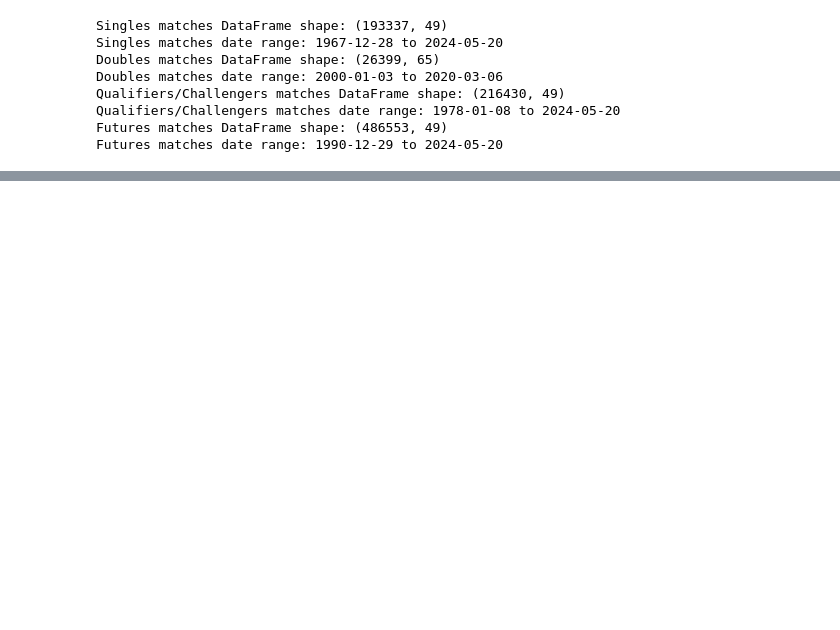
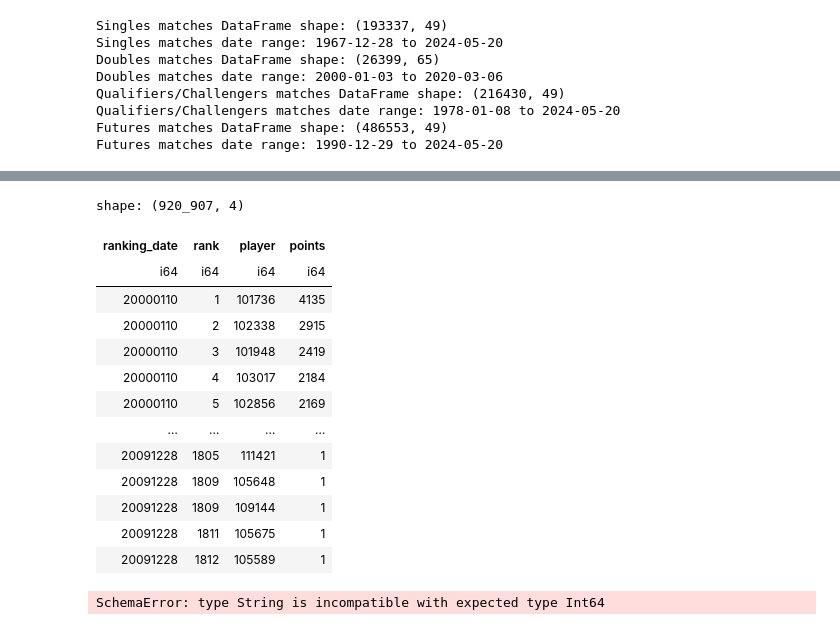
Before and after one commit to lebondon/Tennis_data_study, a Jupyter notebook: aggregation.ipynb, the cells around one changed output, grey strips where cells are left out. Saved outputs shown, nothing was run; the diff lists cells and outputs as text; code cells hidden in the pictures; blank space fills up the shorter version.

```diff
--- a/aggregation.ipynb
+++ b/aggregation.ipynb
@@ -138,0 +215,35 @@ qualifiers_challengers.write_parquet(file="aggregated_matches/quali_and_challeng
+# %%
+atp_rankings00=pl.read_csv("matches_and_ranking/atp_rankings_00s.csv")
+atp_rankings10=pl.read_csv("matches_and_ranking/atp_rankings_10s.csv")
+atp_rankings20=pl.read_csv("matches_and_ranking/atp_rankings_20s.csv")
+atp_rankings70=pl.read_csv("matches_and_ranking/atp_rankings_70s.csv")
+atp_rankings80=pl.read_csv("matches_and_ranking/atp_rankings_80s.csv")
+atp_rankings90=pl.read_csv("matches_and_ranking/atp_rankings_90s.csv")
+atp_rankings_current=pl.read_csv("matches_and_ranking/atp_rankings_current.csv")
+# %%
+atp_rankings=atp_rankings00
+atp_rankings
+# %% [output]
+shape: (920_907, 4)
+| ranking_date | rank | player | points |
+| i64 | i64 | i64 | i64 |
+| 20000110 | 1 | 101736 | 4135 |
+| 20000110 | 2 | 102338 | 2915 |
+| 20000110 | 3 | 101948 | 2419 |
+| 20000110 | 4 | 103017 | 2184 |
+| 20000110 | 5 | 102856 | 2169 |
+| … | … | … | … |
+| 20091228 | 1805 | 111421 | 1 |
+| 20091228 | 1809 | 105648 | 1 |
+| 20091228 | 1809 | 109144 | 1 |
+| 20091228 | 1811 | 105675 | 1 |
+| 20091228 | 1812 | 105589 | 1 |
+# %%
+atp_rankings.extend(atp_rankings10)
+atp_rankings.extend(atp_rankings20)
+atp_rankings.extend(atp_rankings70)
+atp_rankings.extend(atp_rankings80)
+atp_rankings.extend(atp_rankings90)
+atp_rankings.extend(atp_rankings_current)
+# %% [output]
+SchemaError: type String is incompatible with expected type Int64
```
Also changed, not shown: parts of 6 cells of this notebook, 2 other files.
